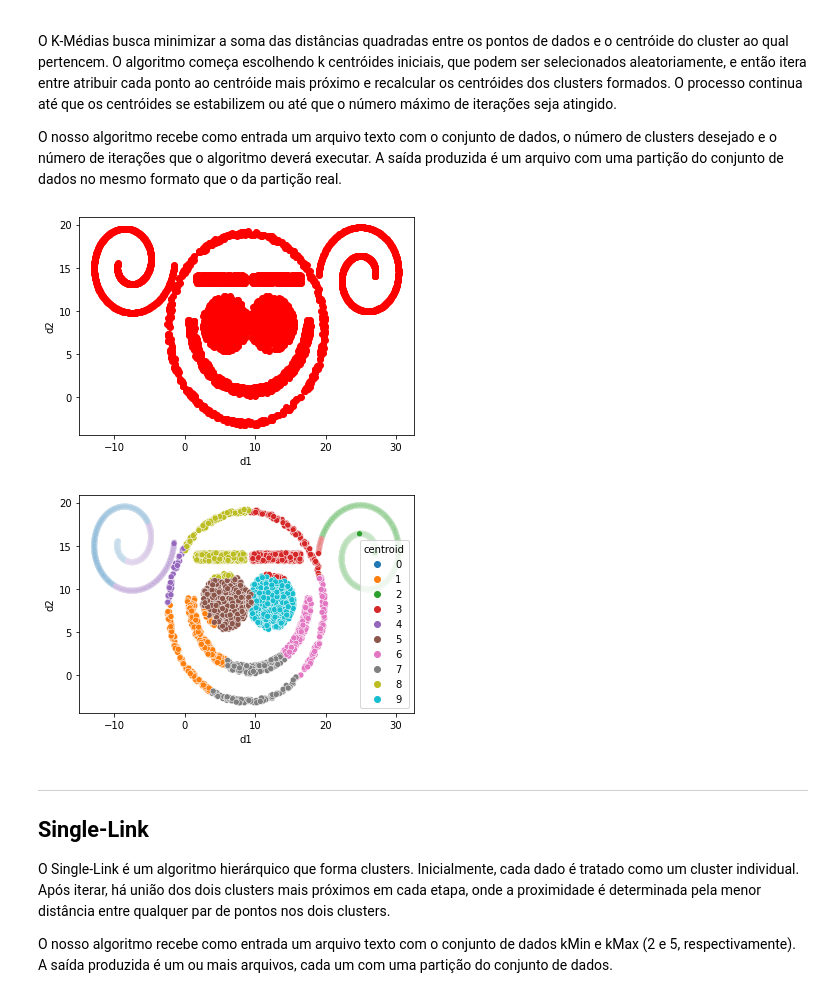
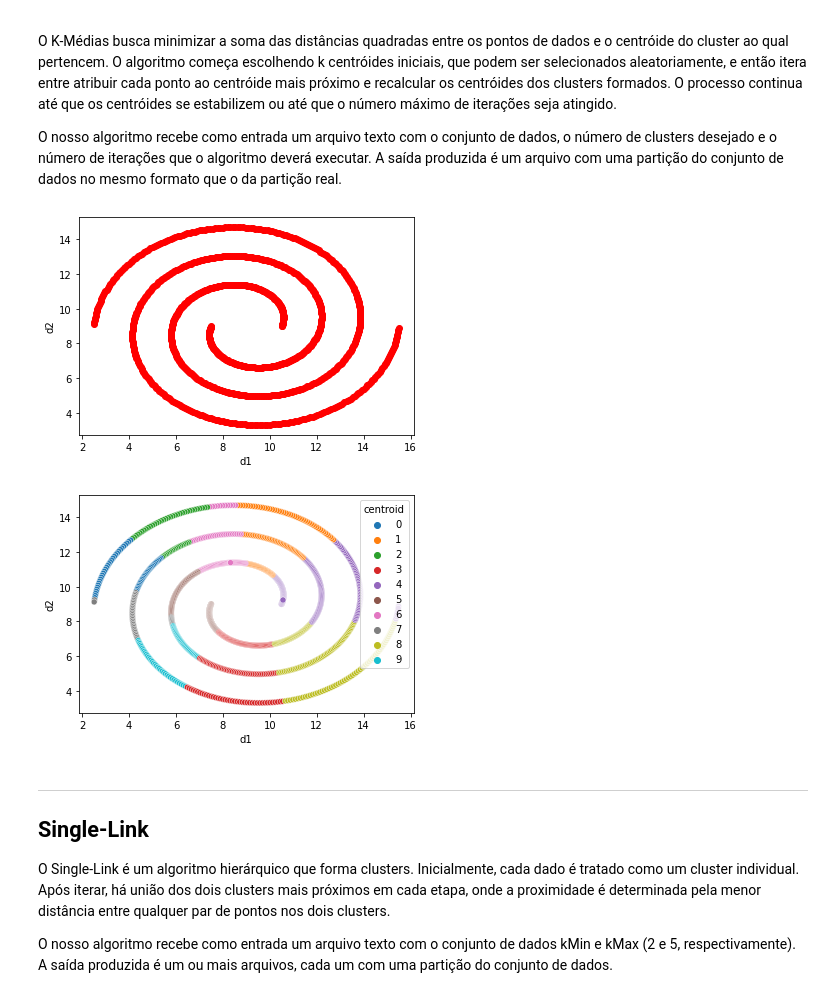
Before and after one commit to biarog/Trabalho-de-IA, a Jupyter notebook: AlgoritmosAgrupamento.ipynb, the cells around one changed output. Drawn from its saved outputs; the diff is of its cells as text; code cells hidden in the pictures.

```diff
--- a/AlgoritmosAgrupamento.ipynb
+++ b/AlgoritmosAgrupamento.ipynb
@@ -98,11 +98,11 @@ maxiter = 10
 k = 10
 nome_arquivo = 'monkey'
 # %%
-dados = load_dataset(nome_arquivo)
+dados = load_dataset('c2ds1-2sp')
 X = dados[['d1', 'd2']]
 plot_entry_data(data=dados)
 # %% [output]
-[figure, old version]
+[figure, new version]
 # %%
 ## Iniciar centróides
 def initiate_centroids(k,dset):
@@ -167,7 +167,7 @@ cores = sns.color_palette()[0:k]
 sns.scatterplot(data = df, x=df["d1"], y=df["d2"], hue=df["centroid"], palette=cores)
 plt.show()
 # %% [output]
-[figure, old version]
+[figure, new version]
 # %%
 ## Exportar arquivo
 select_ = ['sample_label', 'centroid']
```
Also changed, not shown: parts of 6 cells of this notebook.
